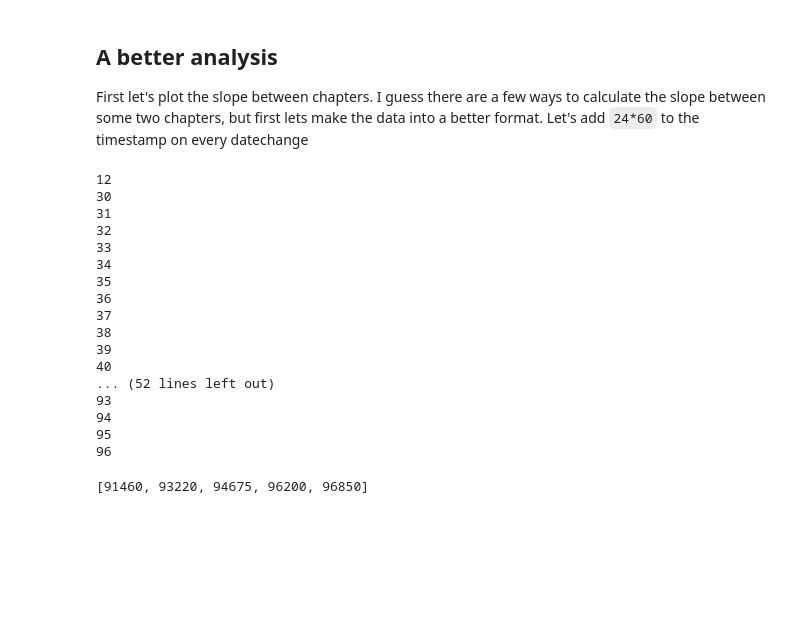
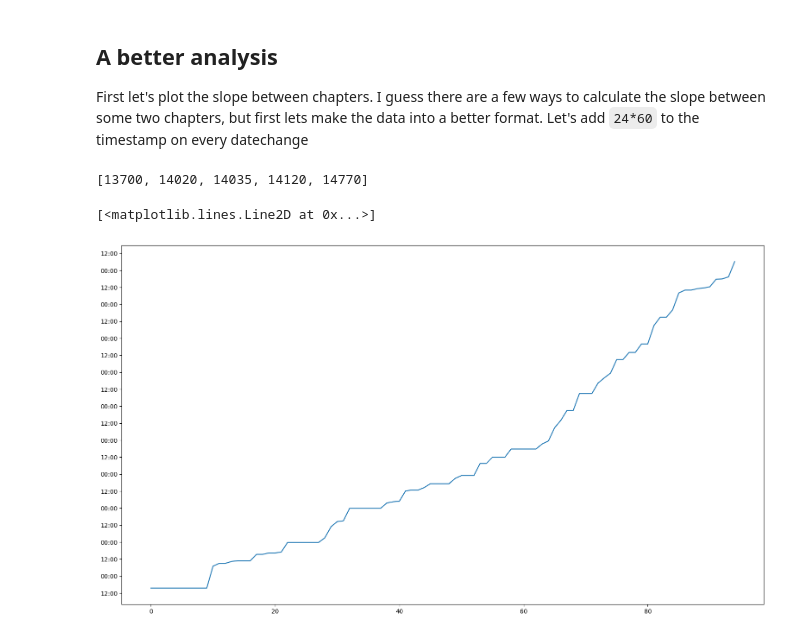
Before and after one commit to KekKom/WPAtaMS-Analyzer, a Jupyter notebook: analyzer.ipynb, the cells around one changed output. Cells and saved outputs as stored; diff of their text form; code cells hidden in the pictures; blank space fills up the shorter version.

```diff
--- a/analyzer.ipynb
+++ b/analyzer.ipynb
@@ -643,6 +644,7 @@ The deadline is 5 weeks after arival, so there are three pssibilities:
 First let's plot the slope between chapters. I guess there are a few ways to calculate the slope between some two chapters, but first lets make the data into a better format. Let's add `24*60` to the timestamp on every datechange
 # %%
 timestampAtEndOfChapter = []
+gg = []
 
 for j in range(2,len(timestamps)):
     smallTimestamps = timestamps[:j]
@@ -656,28 +658,26 @@ day = 0
 for i,timestamp in enumerate(timestampAtEndOfChapter):
     if i == 0:
         continue
-    if timestamp<timestampAtEndOfChapter[i-1]:
-        timestampAtEndOfChapter[i]= timestampAtEndOfChapter[i] + (day * 24 * 60)
+    # print(timestampAtEndOfChapter[i-1])
+    if timestamp - timestampAtEndOfChapter[i-1] < -120:
+        # print(i+2)
         day = day + 1
-        print(i+1)
 
-timestampAtEndOfChapter[-5:]
+    gg.append(timestampAtEndOfChapter[i] + (day * 24 * 60))
+
+
+gg[-5:]
 # %% [output]
-12
-30
-31
-32
-33
-34
-35
-36
-37
-38
-39
-40
-... (52 lines left out)
-93
-94
-95
-96
+[13700, 14020, 14035, 14120, 14770]
-[91460, 93220, 94675, 96200, 96850]
+# %%
+fig = plt.figure(figsize=(19.2,10.8))
+ax = fig.add_subplot(111)
+
+
+ax.yaxis.set_major_formatter(ticker.FuncFormatter(minutes_to_hhmm))
+ax.yaxis.set_major_locator(ticker.MultipleLocator(60*12))
+
+plt.plot(gg)
+# %% [output]
+[<matplotlib.lines.Line2D at 0x...>]
+[figure, added]
```
Also changed, not shown: parts of 1 cell of this notebook, 1 other file.
